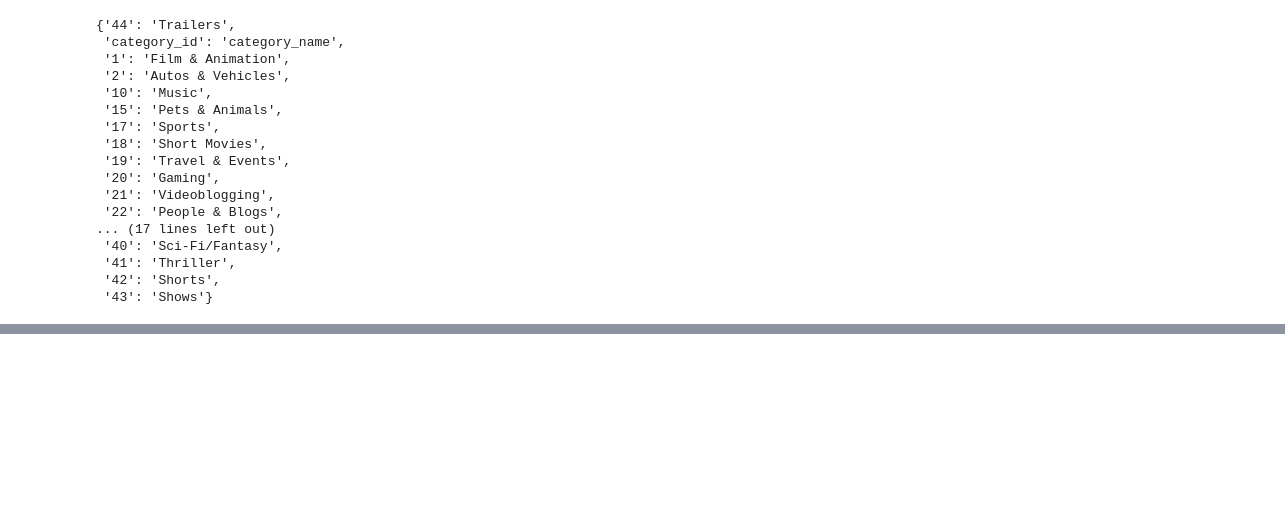
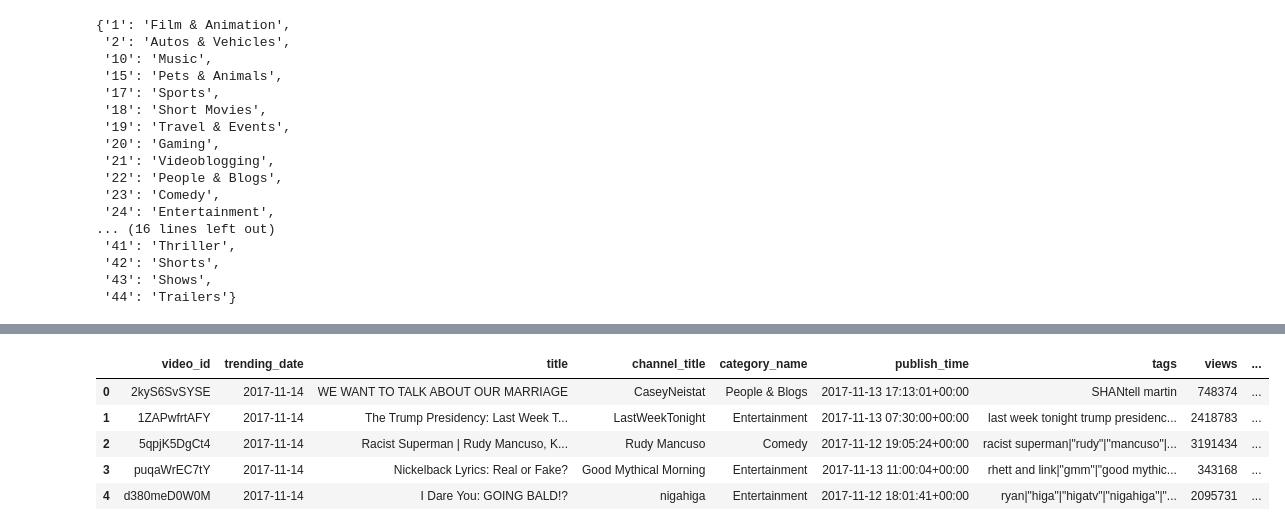
Before and after one commit to mjijas/DS_Project_2020, a Jupyter notebook: DSProject.ipynb, the cells around one changed output, grey strips where cells are left out. Cells and saved outputs as stored; diff of their text form; code cells hidden in the pictures; blank space fills up the shorter version.

```diff
--- a/DSProject.ipynb
+++ b/DSProject.ipynb
@@ -55,6 +55,7 @@ data3.head()
 | 3 | puqaWrEC7tY | 2017-11-14 | Nickelback Lyrics: Real or Fake? | Good Mythical Morning | 24 | 2017-11-13 11:00:04+00:00 | rhett and link|"gmm"|"good mythic... | 343168 | 10172 | ... |
 | 4 | d380meD0W0M | 2017-11-14 | I Dare You: GOING BALD!? | nigahiga | 24 | 2017-11-12 18:01:41+00:00 | ryan|"higa"|"higatv"|"nigahiga"|"... | 2095731 | 132235 | ... |
 # %%
+video_category_dict = {}
 with open('VideoCategory.csv', mode='r') as file:
     reader = csv.reader(file)
     for rows in reader:
@@ -62,9 +63,7 @@ with open('VideoCategory.csv', mode='r') as file:
 
 video_category_dict
 # %% [output]
-{'44': 'Trailers',
- 'category_id': 'category_name',
- '1': 'Film & Animation',
+{'1': 'Film & Animation',
  '2': 'Autos & Vehicles',
  '10': 'Music',
  '15': 'Pets & Animals',
@@ -74,11 +73,13 @@ video_category_dict
  '20': 'Gaming',
  '21': 'Videoblogging',
  '22': 'People & Blogs',
-... (17 lines left out)
- '40': 'Sci-Fi/Fantasy',
+ '23': 'Comedy',
+ '24': 'Entertainment',
+... (16 lines left out)
  '41': 'Thriller',
  '42': 'Shorts',
- '43': 'Shows'}
+ '43': 'Shows',
+ '44': 'Trailers'}
 # %%
 def get_video_gategory_name(id):
     return video_category_dict[str(id)]
@@ -97,3 +98,13 @@ data4.head()
 | 2 | 5qpjK5DgCt4 | 2017-11-14 | Racist Superman | Rudy Mancuso, K... | Rudy Mancuso | Comedy | 2017-11-12 19:05:24+00:00 | racist superman|"rudy"|"mancuso"|... | 3191434 | 146033 | ... |
 | 3 | puqaWrEC7tY | 2017-11-14 | Nickelback Lyrics: Real or Fake? | Good Mythical Morning | Entertainment | 2017-11-13 11:00:04+00:00 | rhett and link|"gmm"|"good mythic... | 343168 | 10172 | ... |
 | 4 | d380meD0W0M | 2017-11-14 | I Dare You: GOING BALD!? | nigahiga | Entertainment | 2017-11-12 18:01:41+00:00 | ryan|"higa"|"higatv"|"nigahiga"|"... | 2095731 | 132235 | ... |
+# %%
+data4.rename(columns={"category_id": "category_name"}, inplace = True)
+data4.head()
+# %% [output]
+|  | video_id | trending_date | title | channel_title | category_name | publish_time | tags | views | ... |
+| 0 | 2kyS6SvSYSE | 2017-11-14 | WE WANT TO TALK ABOUT OUR MARRIAGE | CaseyNeistat | People & Blogs | 2017-11-13 17:13:01+00:00 | SHANtell martin | 748374 | ... |
+| 1 | 1ZAPwfrtAFY | 2017-11-14 | The Trump Presidency: Last Week T... | LastWeekTonight | Entertainment | 2017-11-13 07:30:00+00:00 | last week tonight trump presidenc... | 2418783 | ... |
+| 2 | 5qpjK5DgCt4 | 2017-11-14 | Racist Superman | Rudy Mancuso, K... | Rudy Mancuso | Comedy | 2017-11-12 19:05:24+00:00 | racist superman|"rudy"|"mancuso"|... | 3191434 | ... |
+| 3 | puqaWrEC7tY | 2017-11-14 | Nickelback Lyrics: Real or Fake? | Good Mythical Morning | Entertainment | 2017-11-13 11:00:04+00:00 | rhett and link|"gmm"|"good mythic... | 343168 | ... |
+| 4 | d380meD0W0M | 2017-11-14 | I Dare You: GOING BALD!? | nigahiga | Entertainment | 2017-11-12 18:01:41+00:00 | ryan|"higa"|"higatv"|"nigahiga"|"... | 2095731 | ... |
```
Also changed, not shown: parts of 4 cells of this notebook.
